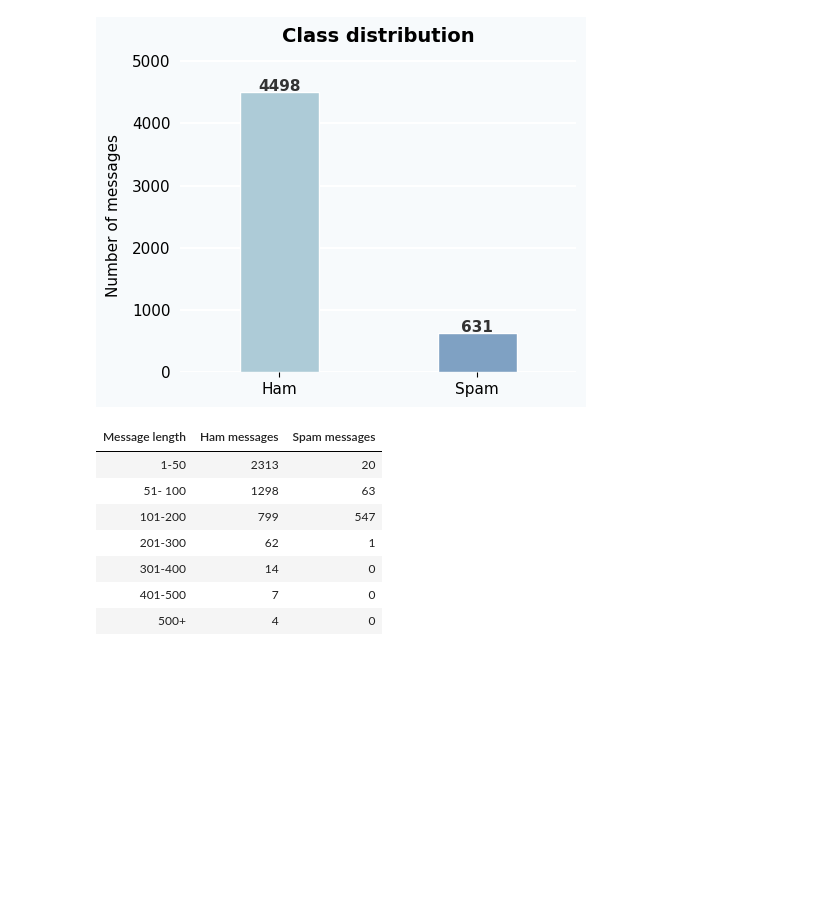
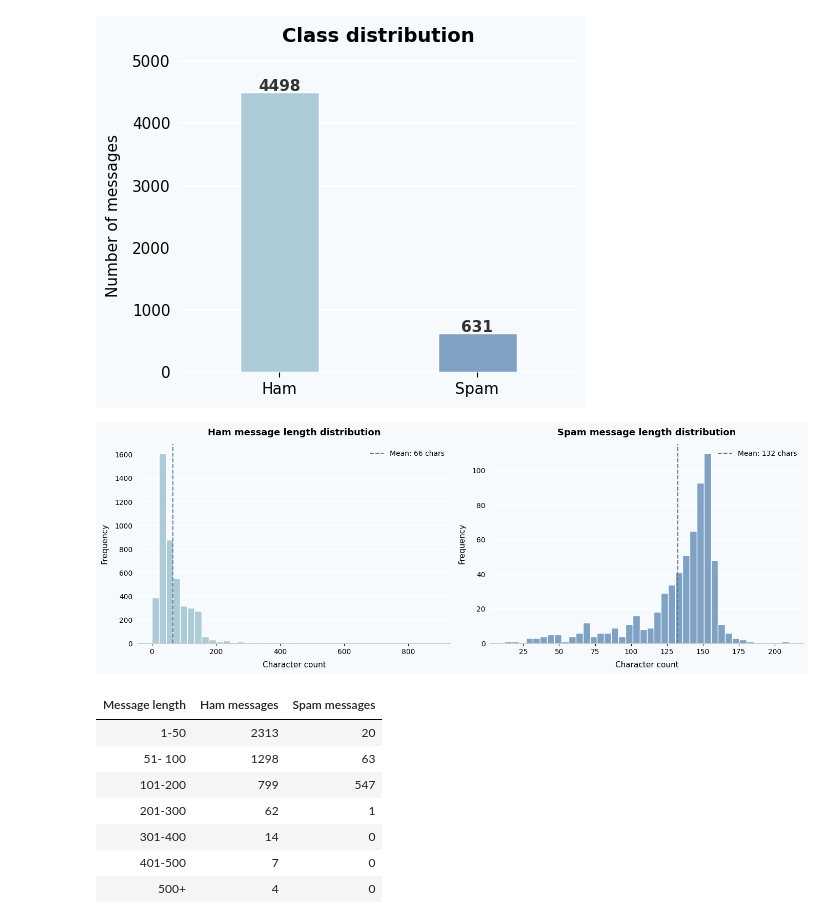
Before and after one commit to AymaRehman/swedbank-hpc-2026, a Jupyter notebook: notebooks/eda.ipynb, the cells around one changed output. Cells and saved outputs as stored; diff of their text form; code cells hidden in the pictures; blank space fills up the shorter version.

```diff
--- a/notebooks/eda.ipynb
+++ b/notebooks/eda.ipynb
@@ -53,6 +53,31 @@ plt.tight_layout()
 plt.show()
 # %% [output]
 [figure]
+# %%
+fig, axes = plt.subplots(1, 2, figsize=(14, 5))
+fig.patch.set_facecolor(BG_COLOR)
+
+for ax, label, title, color in zip(axes, [0, 1], ['Ham', 'Spam'], ['#ADCBD7', '#7FA1C3']):
+    subset = df[df['label'] == label]['message_length']
+    ax.set_facecolor(BG_COLOR)
+    ax.hist(subset, bins=40, color=color, edgecolor='white')
+    ax.set_title(f'{title} message length distribution', fontsize=13, fontweight='bold', pad=12)
+    ax.set_xlabel('Character count', fontsize=11, labelpad=8)
+    ax.set_ylabel('Frequency', fontsize=11, labelpad=8)
+    ax.axvline(subset.mean(), color='#5A7A9A', linestyle='--', linewidth=1.5,
+               label=f'Mean: {subset.mean():.0f} chars')
+    ax.legend(frameon=False, fontsize=10)
+    for spine in ['top', 'right', 'left']:
+        ax.spines[spine].set_visible(False)
+    ax.spines['bottom'].set_color('#cccccc')
+    ax.yaxis.grid(True, color='white', linewidth=1.5)
+    ax.set_axisbelow(True)
+    ax.tick_params(left=False)
+
+plt.tight_layout()
+plt.show()
+# %% [output]
+[figure, added]
 # %%
 def style_table(data_style):
     return( data_style.style
```
Also changed, not shown: parts of 2 cells of this notebook.
